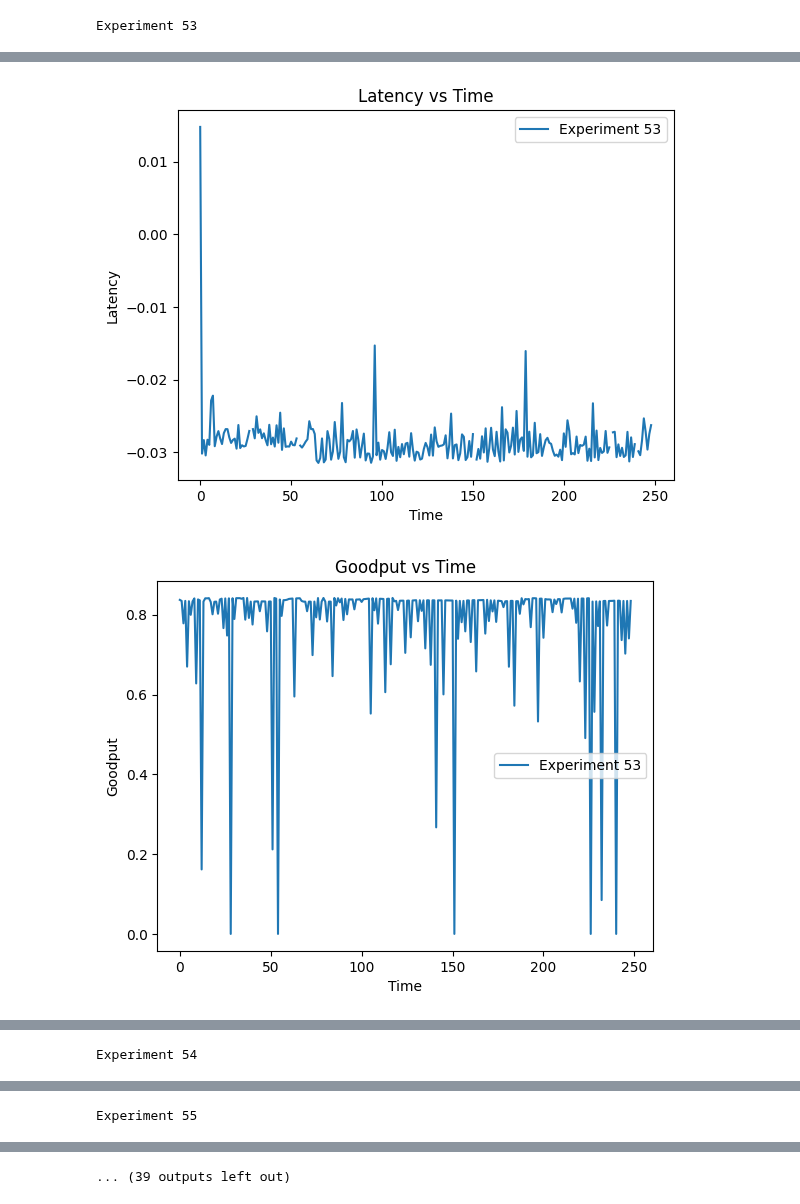
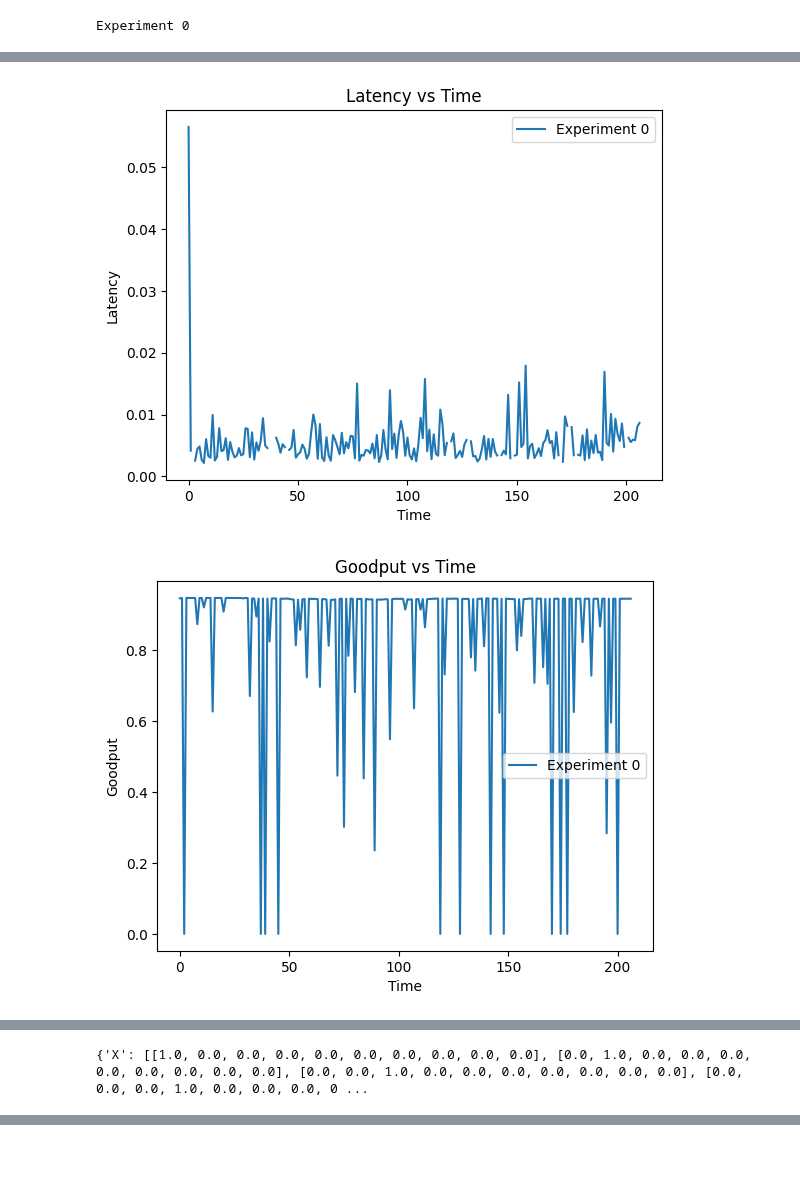
Before and after one commit to mkashani-phd/OptiMAC, a Jupyter notebook: UDP Demo/rx.ipynb, the cells around one changed output, grey strips where cells are left out. Cells and saved outputs as stored; diff of their text form; code cells hidden in the pictures; blank space fills up the shorter version.

```diff
--- a/UDP Demo/rx.ipynb
+++ b/UDP Demo/rx.ipynb
@@ -207,7 +158,7 @@ Corrupt JPEG data: 850 extraneous bytes before marker 0xda
 # opening the pickle file and plotting the results
 with open("results.pkl", 'rb') as f:
     results = pickle.load(f)
-    for i in range(len(results)- 10, len(results)):
+    for i in range(max(len(results)- 10,0), len(results)):
         print(f"Experiment {i}")
         plt.plot(results[i]['avg_verification'], label=f"Experiment {i}")
         plt.xlabel('Time')
@@ -216,7 +167,7 @@ with open("results.pkl", 'rb') as f:
         plt.legend()
         plt.show()
 
-        plt.plot(results[i]['latency'], label=f"Experiment {i}")
+        plt.plot(np.array(results[i]['latency']) - results[i]['param']["OFFSET"], label=f"Experiment {i}")
         plt.xlabel('Time')
         plt.ylabel('Latency')
         plt.title('Latency vs Time')
@@ -238,4 +189,4 @@ with open("results.pkl", 'rb') as f:
         plt.show()
     print(results[0]['param'])
 # %% [output]
-Experiment 53
+Experiment 0
@@ -243,2 +194,2 @@ Experiment 53
-[figure, old version]
+[figure, new version]
-[figure, old version]
+[figure, new version]
@@ -246 +197 @@ Experiment 53
-Experiment 54
+{'X': [[1.0, 0.0, 0.0, 0.0, 0.0, 0.0, 0.0, 0.0, 0.0, 0.0], [0.0, 1.0, 0.0, 0.0, 0.0, 0.0, 0.0, 0.0, 0.0, 0.0], [0.0, 0.0, 1.0, 0.0, 0.0, 0.0, 0.0, 0.0, 0.0, 0.0], [0.0, 0.0, 0.0, 1.0, 0.0, 0.0, 0.0, 0 ...
@@ -251 +197,0 @@ Experiment 54
-Experiment 55
@@ -253 +197,0 @@ Experiment 55
-... (39 outputs left out)
```
Also changed, not shown: parts of 3 cells of this notebook.
